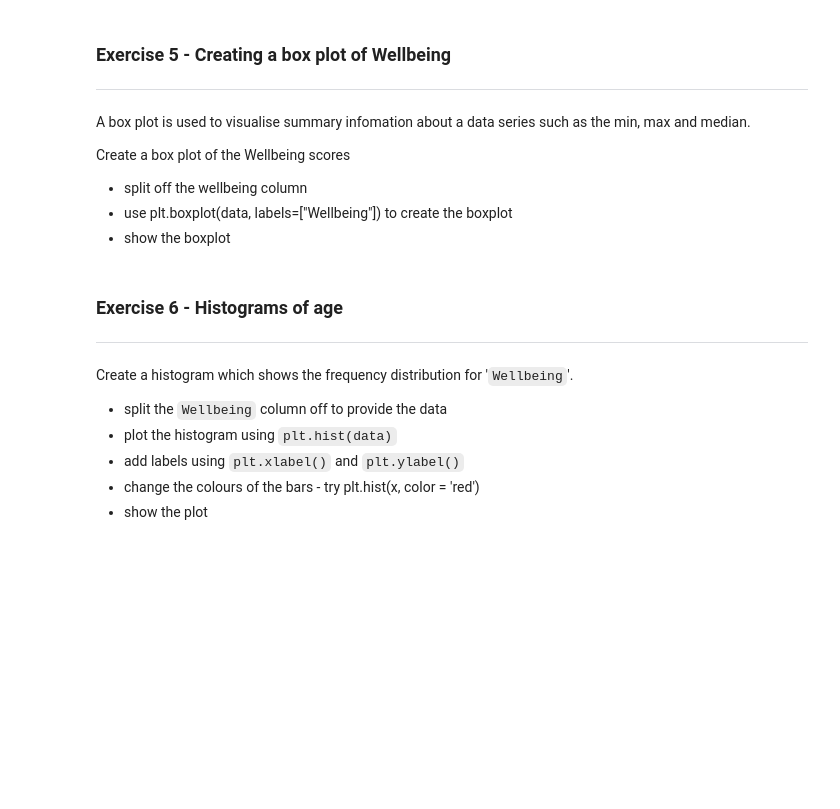
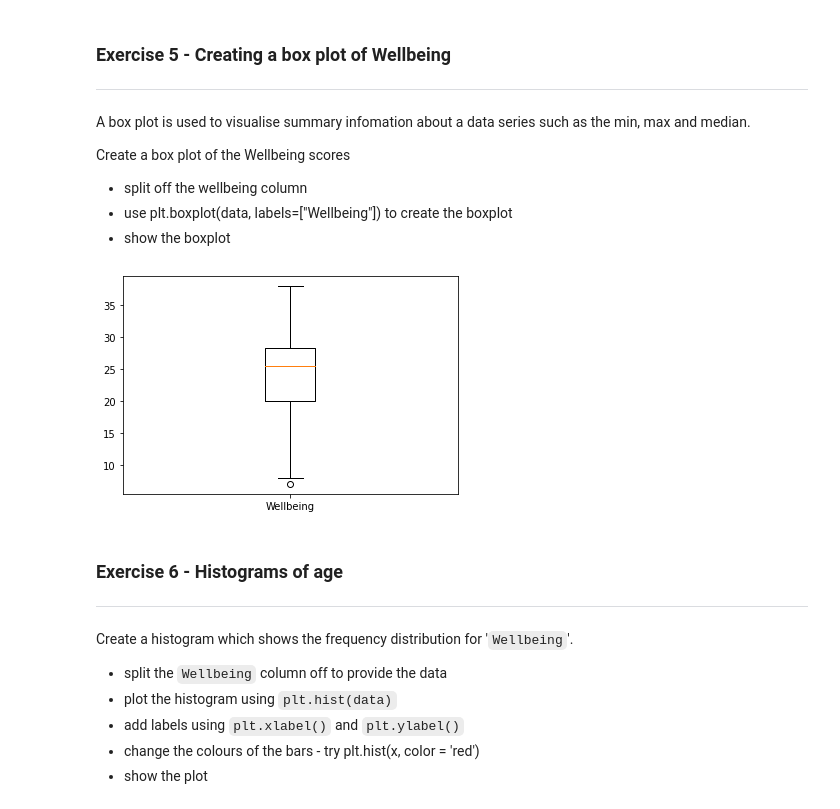
Before and after one commit to JackSandford/ECK, a Jupyter notebook: Worksheets/7_1_Visualisation_with_matplotlib.ipynb, the cells around one changed output. Cells and saved outputs as stored; diff of their text form; code cells hidden in the pictures; blank space fills up the shorter version.

```diff
--- a/Worksheets/7_1_Visualisation_with_matplotlib.ipynb
+++ b/Worksheets/7_1_Visualisation_with_matplotlib.ipynb
@@ -170,6 +220,12 @@ Create a box plot of the Wellbeing scores
 *  split off the wellbeing column
 *  use plt.boxplot(data, labels=["Wellbeing"]) to create the boxplot
 *  show the boxplot
+# %%
+data = psych_data['Wellbeing']
+plt.boxplot(data, labels = ['Wellbeing'])
+plt.show()
+# %% [output]
+[figure, added]
 # %% [markdown]
 ### Exercise 6 - Histograms of  age
 ---
```
Also changed, not shown: parts of 9 cells of this notebook.
